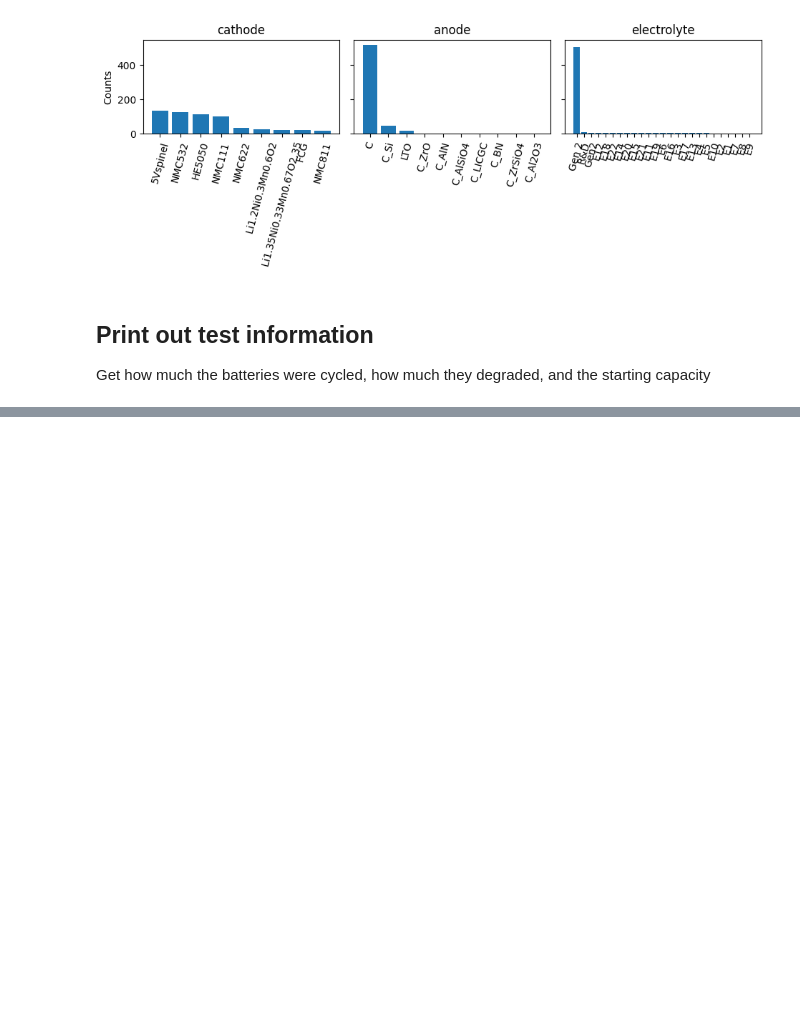
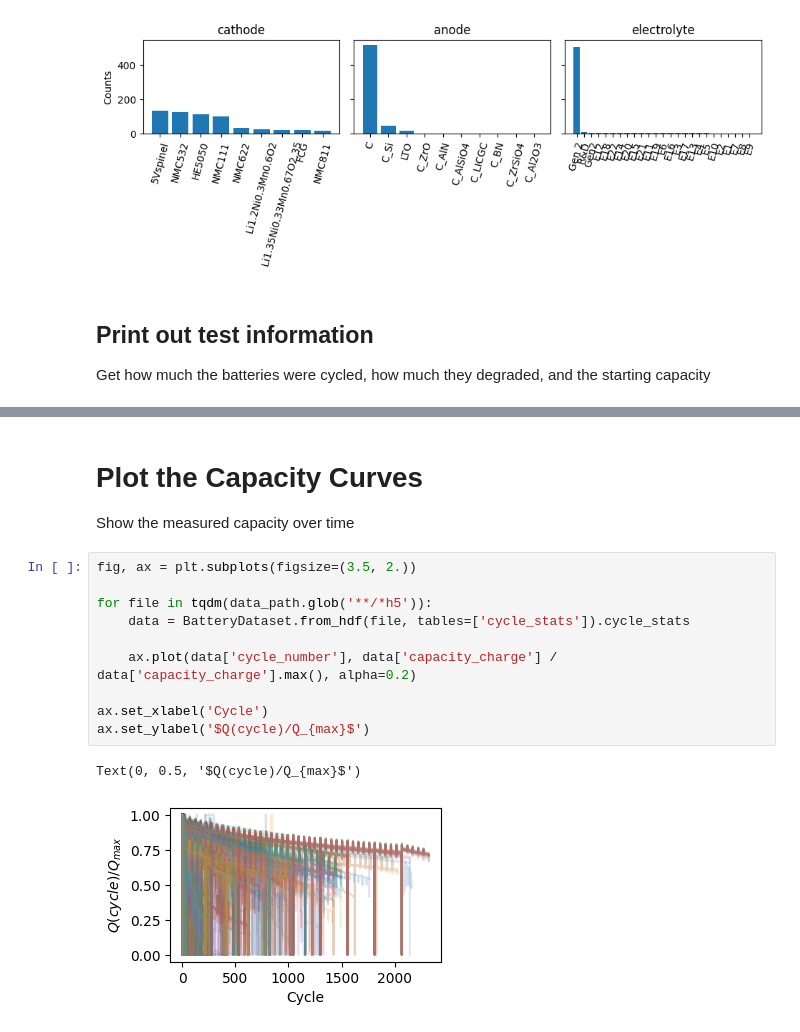
Before and after one commit to materials-data-facility/publishing-battery-data, a Jupyter notebook: 2_check-metadata.ipynb, the cells around one changed output, grey strips where cells are left out. Cells and saved outputs as stored; diff of their text form; blank space fills up the shorter version.

```diff
--- a/2_check-metadata.ipynb
+++ b/2_check-metadata.ipynb
@@ -70,0 +71,16 @@ Text(0, 0.5, 'Counts')
+# %% [markdown]
+# Plot the Capacity Curves
+Show the measured capacity over time
+# %%
+fig, ax = plt.subplots(figsize=(3.5, 2.))
+
+for file in tqdm(data_path.glob('**/*h5')):
+    data = BatteryDataset.from_hdf(file, tables=['cycle_stats']).cycle_stats
+
+    ax.plot(data['cycle_number'], data['capacity_charge'] / data['capacity_charge'].max(), alpha=0.2)
+
+ax.set_xlabel('Cycle')
+ax.set_ylabel('$Q(cycle)/Q_{max}$')
+# %% [output]
+Text(0, 0.5, '$Q(cycle)/Q_{max}$')
+[figure, added]
```
Also changed, not shown: parts of 4 cells of this notebook, 2 other files.
